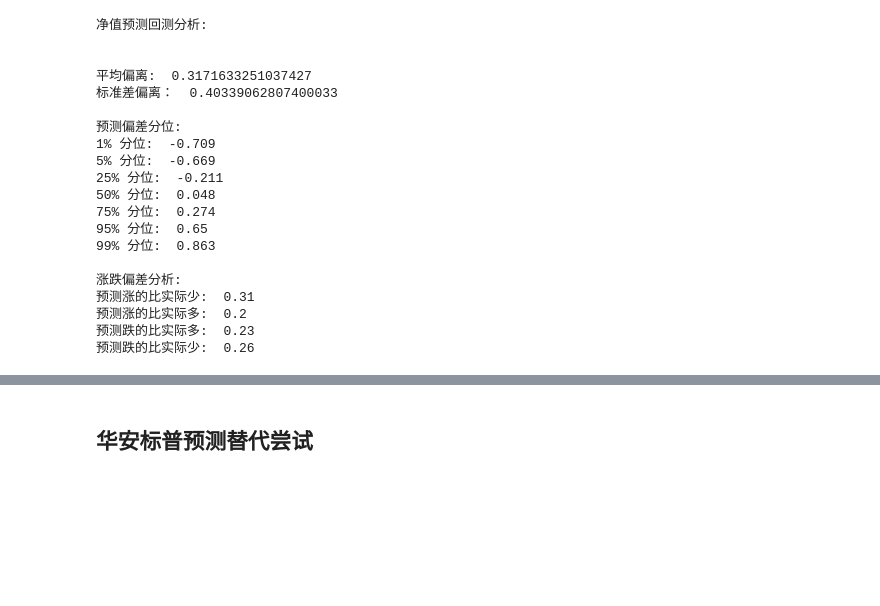
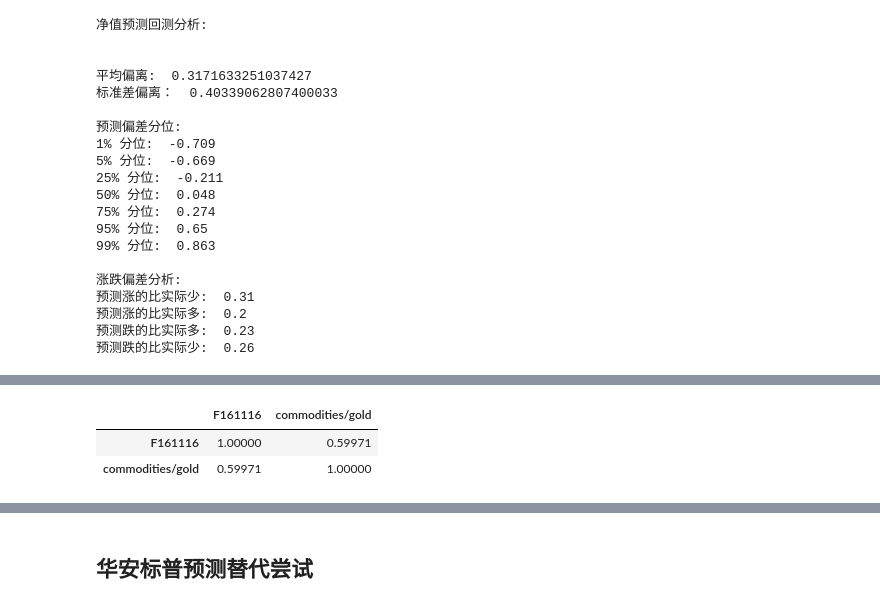
Before and after one commit to refraction-ray/lof-bot, a Jupyter notebook: studies/qdii_lof_prediction.ipynb, the cells around one changed output, grey strips where cells are left out. Drawn from its saved outputs; the diff is of its cells as text; code cells hidden in the pictures; blank space fills up the shorter version.

Commit message:
gold holdings

```diff
--- a/studies/qdii_lof_prediction.ipynb
+++ b/studies/qdii_lof_prediction.ipynb
@@ -1743,0 +1783,6 @@ analyse_all(yh, "diff_real_est") #0.317, 0.403 70 (0.75, 0.82)
+# %%
+xa.Compare("F161116", ("commodities/gold","USD"), start="20180101").corr() # 和黄金相关系数不及格。。。。
+# %% [output]
+|  | F161116 | commodities/gold |
+| F161116 | 1.00000 | 0.59971 |
+| commodities/gold | 0.59971 | 1.00000 |
```
Also changed, not shown: parts of 29 cells of this notebook, 4 other files.
